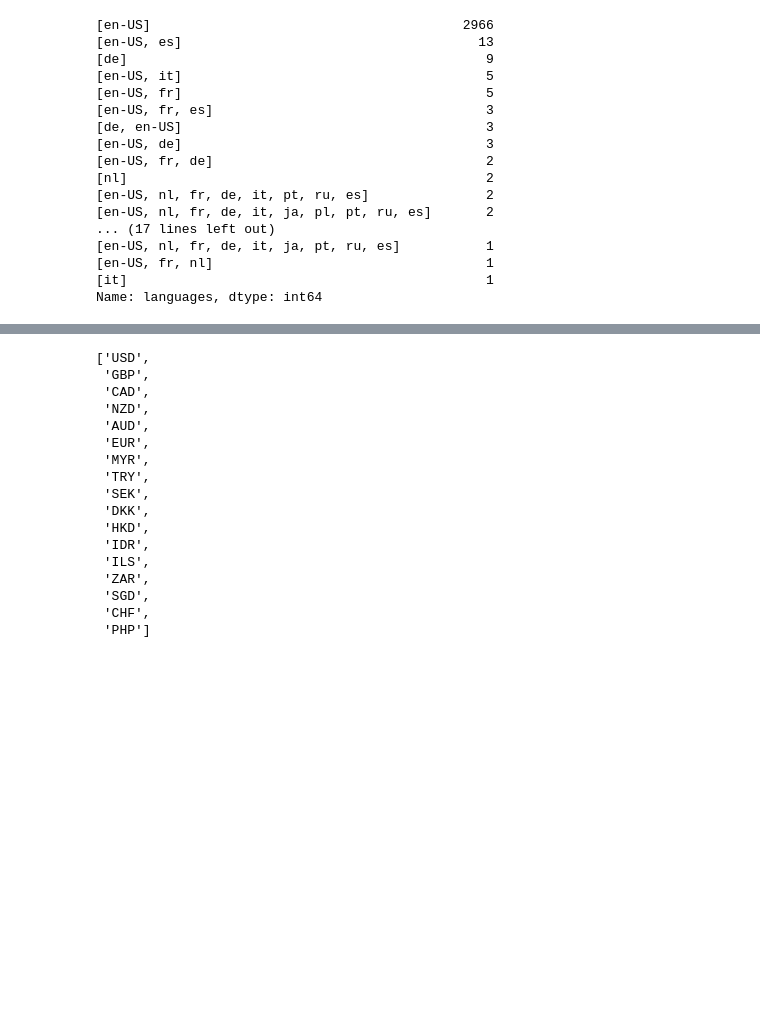
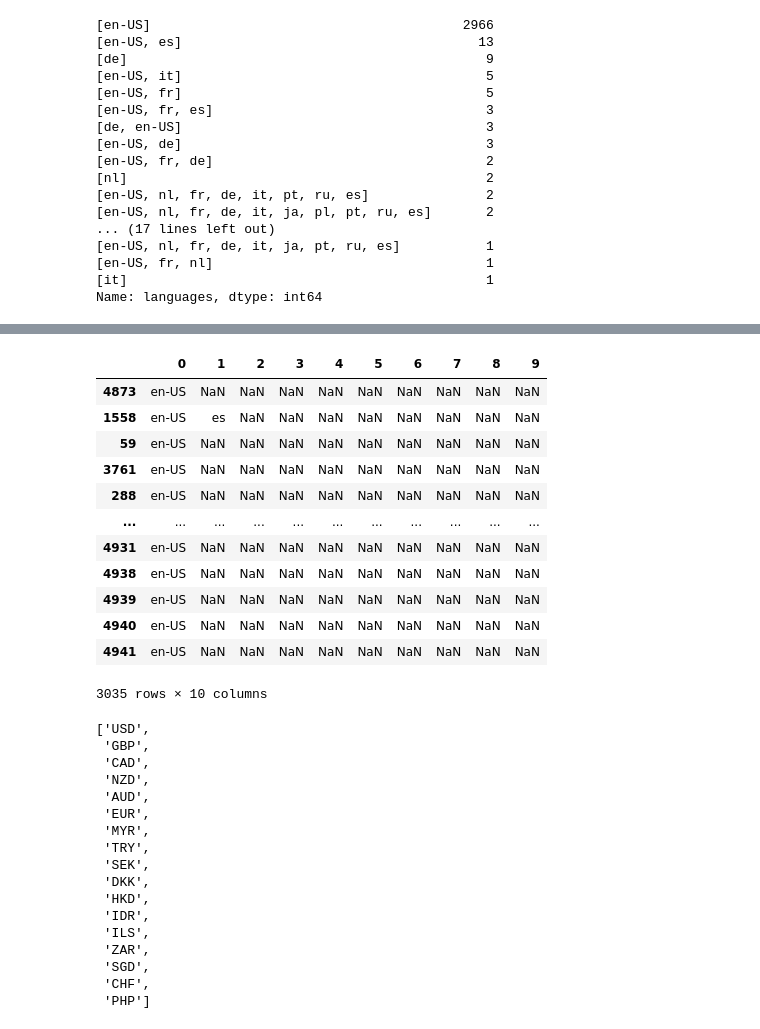
Before and after one commit to Megan1034/ETSY-CAPSTONE, a Jupyter notebook: ETSY Notebook/All shops CSV (wedding_paper_home).ipynb, the cells around one changed output, grey strips where cells are left out. Drawn from its saved outputs; the diff is of its cells as text; code cells hidden in the pictures; blank space fills up the shorter version.

```diff
--- a/ETSY Notebook/All shops CSV (wedding_paper_home).ipynb
+++ b/ETSY Notebook/All shops CSV (wedding_paper_home).ipynb
@@ -298,3 +292,20 @@ Name: languages, dtype: int64
+# %%
+lang_expanded_v1 = sorted_rev_ct['languages'].apply(pd.Series)
+lang_expanded_v1
+# %% [output]
+|  | 0 | 1 | 2 | 3 | 4 | 5 | 6 | 7 | 8 | 9 |
+| 4873 | en-US | NaN | NaN | NaN | NaN | NaN | NaN | NaN | NaN | NaN |
+| 1558 | en-US | es | NaN | NaN | NaN | NaN | NaN | NaN | NaN | NaN |
+| 59 | en-US | NaN | NaN | NaN | NaN | NaN | NaN | NaN | NaN | NaN |
+| 3761 | en-US | NaN | NaN | NaN | NaN | NaN | NaN | NaN | NaN | NaN |
+| 288 | en-US | NaN | NaN | NaN | NaN | NaN | NaN | NaN | NaN | NaN |
+| ... | ... | ... | ... | ... | ... | ... | ... | ... | ... | ... |
+| 4931 | en-US | NaN | NaN | NaN | NaN | NaN | NaN | NaN | NaN | NaN |
+| 4938 | en-US | NaN | NaN | NaN | NaN | NaN | NaN | NaN | NaN | NaN |
+| 4939 | en-US | NaN | NaN | NaN | NaN | NaN | NaN | NaN | NaN | NaN |
+| 4940 | en-US | NaN | NaN | NaN | NaN | NaN | NaN | NaN | NaN | NaN |
+| 4941 | en-US | NaN | NaN | NaN | NaN | NaN | NaN | NaN | NaN | NaN |
+3035 rows × 10 columns
 # %%
 c = sorted_rev_ct['currency_code'].unique().tolist()
 c
```
Also changed, not shown: parts of 24 cells of this notebook, 4 other files.
